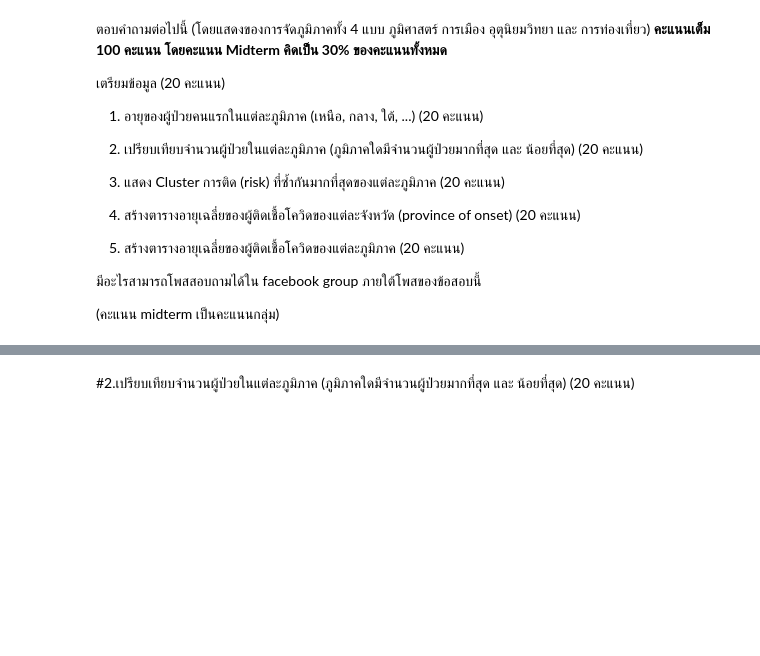
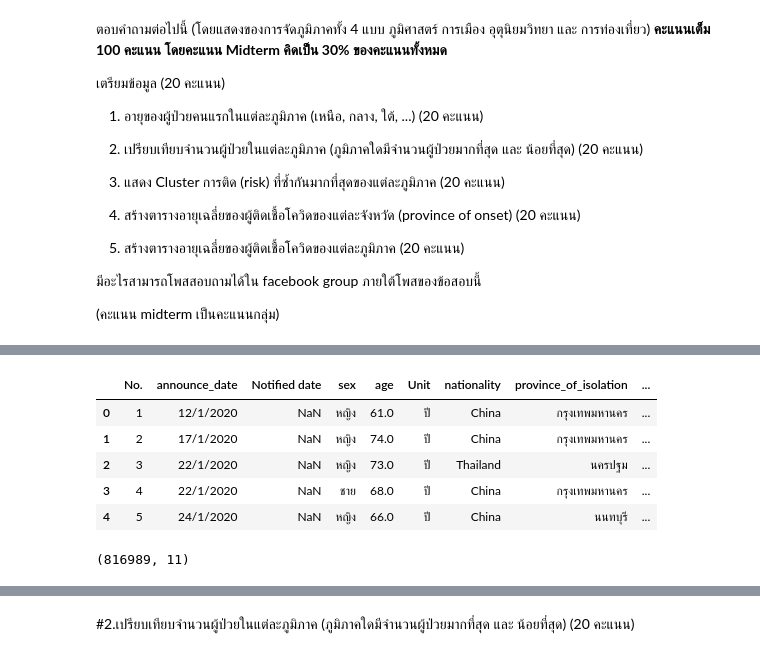
Before and after one commit to Thitichaya2000/data_viz_2022, a Jupyter notebook: BasicPython&DataViz_midterm2022.ipynb, the cells around one changed output, grey strips where cells are left out. Cells and saved outputs as stored; diff of their text form; code cells hidden in the pictures; blank space fills up the shorter version.

```diff
--- a/BasicPython&DataViz_midterm2022.ipynb
+++ b/BasicPython&DataViz_midterm2022.ipynb
@@ -465,0 +39,3 @@ n1_travel5.iloc[:1,:]
+# %%
+data_file_path = os.path.join(path,'confirmed-cases.csv')  # os.path ที่อยู่ไฟล์นี้ .join ชื่อไฟล์
+data = pd.read_csv(data_file_path)  # pandas อ่าน csv
@@ -465,0 +58,13 @@ n1_travel5.iloc[:1,:]
+# %%
+data.head()  #ดู 5 แถวแรก
+# %% [output]
+|  | No. | announce_date | Notified date | sex | age | Unit | nationality | province_of_isolation | ... |
+| 0 | 1 | 12/1/2020 | NaN | หญิง | 61.0 | ปี | China | กรุงเทพมหานคร | ... |
+| 1 | 2 | 17/1/2020 | NaN | หญิง | 74.0 | ปี | China | กรุงเทพมหานคร | ... |
+| 2 | 3 | 22/1/2020 | NaN | หญิง | 73.0 | ปี | Thailand | นครปฐม | ... |
+| 3 | 4 | 22/1/2020 | NaN | ชาย | 68.0 | ปี | China | กรุงเทพมหานคร | ... |
+| 4 | 5 | 24/1/2020 | NaN | หญิง | 66.0 | ปี | China | นนทบุรี | ... |
+# %%
+data.shape  #เชคจำนวนแถวและคอลัมน์ พบว่า ข้อมูลนี้มี 816989 แถว 11 คอลัมน์
+# %% [output]
+(816989, 11)
```
Also changed, not shown: parts of 228 cells of this notebook.
